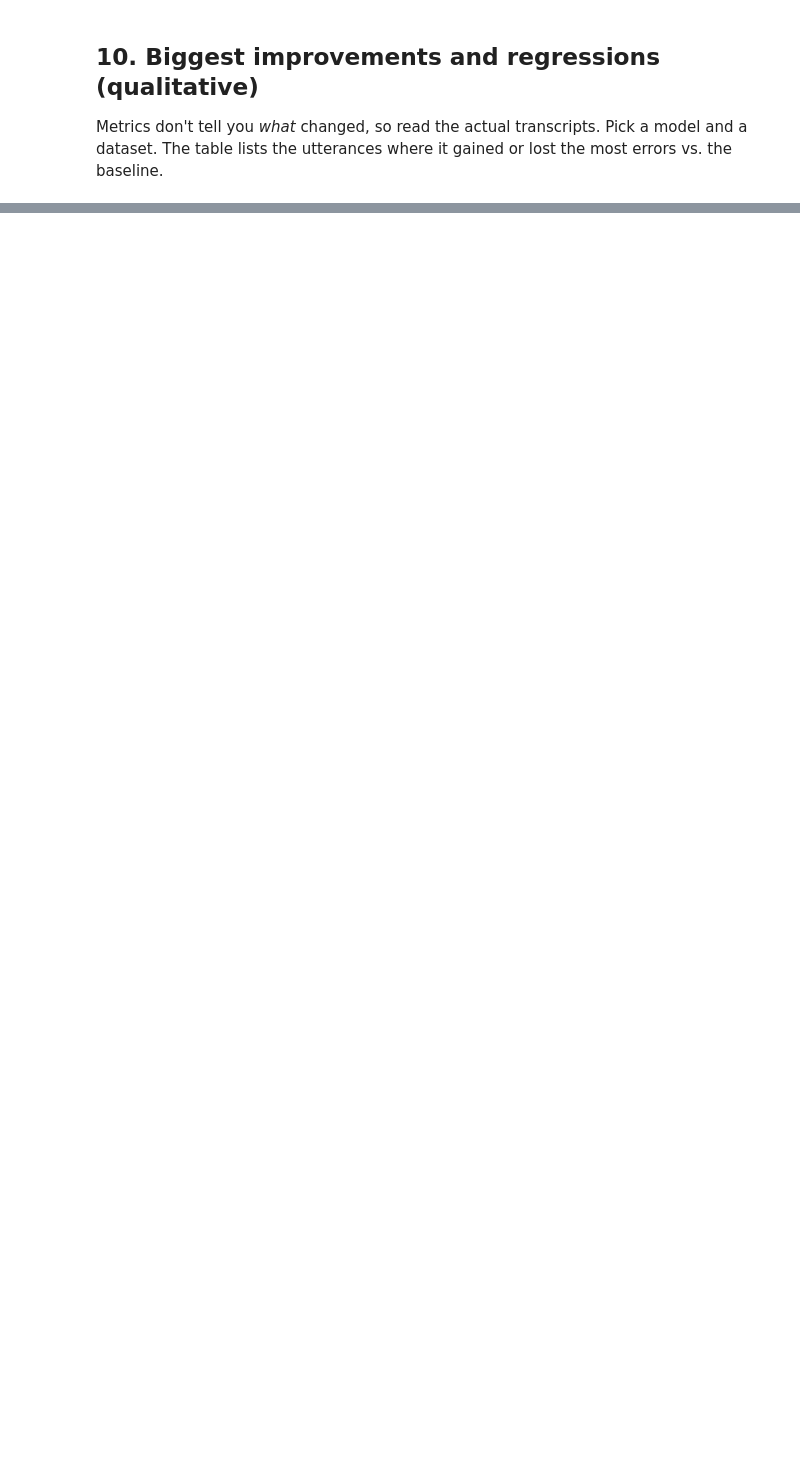
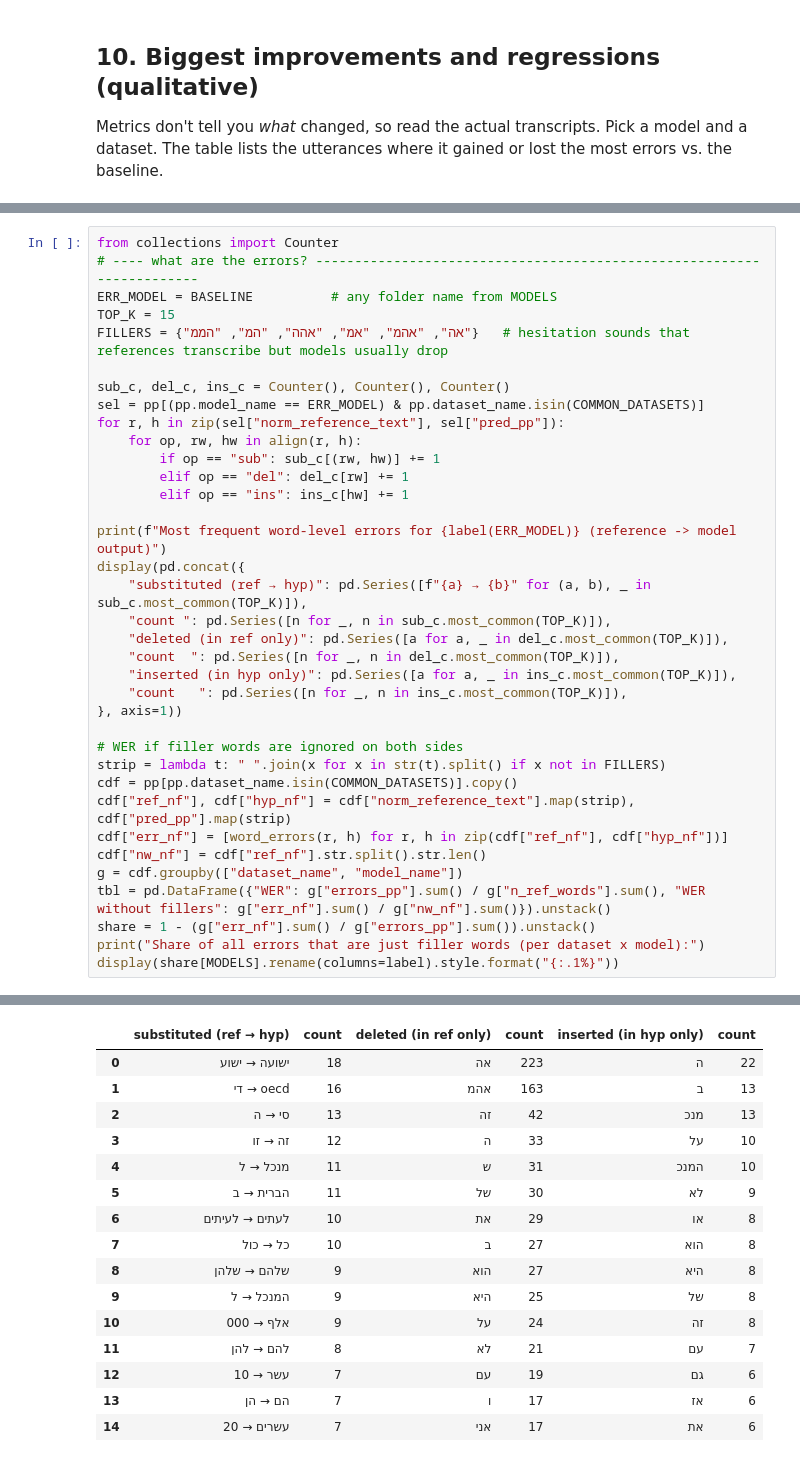
Before and after one commit to ofir-paz/asr-training, a Jupyter notebook: benchmark_analysis/model_comparison.ipynb, the cells around one changed output, grey strips where cells are left out. Saved outputs shown, nothing was run; the diff lists cells and outputs as text; blank space fills up the shorter version.

```diff
--- a/benchmark_analysis/model_comparison.ipynb
+++ b/benchmark_analysis/model_comparison.ipynb
@@ -468,0 +713,37 @@ Biggest regressions:
+# %%
+from collections import Counter
+# ---- what are the errors? ----------------------------------------------------------------------
+ERR_MODEL = BASELINE          # any folder name from MODELS
+TOP_K = 15
+FILLERS = {"אה", "אהמ", "אמ", "אהה", "המ", "הממ"}   # hesitation sounds that references transcribe but models usually drop
+
+sub_c, del_c, ins_c = Counter(), Counter(), Counter()
+sel = pp[(pp.model_name == ERR_MODEL) & pp.dataset_name.isin(COMMON_DATASETS)]
+for r, h in zip(sel["norm_reference_text"], sel["pred_pp"]):
+    for op, rw, hw in align(r, h):
+        if op == "sub": sub_c[(rw, hw)] += 1
+        elif op == "del": del_c[rw] += 1
+        elif op == "ins": ins_c[hw] += 1
+
+print(f"Most frequent word-level errors for {label(ERR_MODEL)} (reference -> model output)")
+display(pd.concat({
+    "substituted (ref → hyp)": pd.Series([f"{a} → {b}" for (a, b), _ in sub_c.most_common(TOP_K)]),
+    "count ": pd.Series([n for _, n in sub_c.most_common(TOP_K)]),
+    "deleted (in ref only)": pd.Series([a for a, _ in del_c.most_common(TOP_K)]),
+    "count  ": pd.Series([n for _, n in del_c.most_common(TOP_K)]),
+    "inserted (in hyp only)": pd.Series([a for a, _ in ins_c.most_common(TOP_K)]),
+    "count   ": pd.Series([n for _, n in ins_c.most_common(TOP_K)]),
+}, axis=1))
+
+# WER if filler words are ignored on both sides
+strip = lambda t: " ".join(x for x in str(t).split() if x not in FILLERS)
+cdf = pp[pp.dataset_name.isin(COMMON_DATASETS)].copy()
+cdf["ref_nf"], cdf["hyp_nf"] = cdf["norm_reference_text"].map(strip), cdf["pred_pp"].map(strip)
+cdf["err_nf"] = [word_errors(r, h) for r, h in zip(cdf["ref_nf"], cdf["hyp_nf"])]
+cdf["nw_nf"] = cdf["ref_nf"].str.split().str.len()
+g = cdf.groupby(["dataset_name", "model_name"])
+tbl = pd.DataFrame({"WER": g["errors_pp"].sum() / g["n_ref_words"].sum(), "WER without fillers": g["err_nf"].sum() / g["nw_nf"].sum()}).unstack()
+share = 1 - (g["err_nf"].sum() / g["errors_pp"].sum()).unstack()
+print("Share of all errors that are just filler words (per dataset x model):")
+display(share[MODELS].rename(columns=label).style.format("{:.1%}"))
+# %% [output]
@@ -468,0 +751,16 @@ Biggest regressions:
+|  | substituted (ref → hyp) | count | deleted (in ref only) | count | inserted (in hyp only) | count |
+| 0 | ישועה → ישוע | 18 | אה | 223 | ה | 22 |
+| 1 | די → oecd | 16 | אהמ | 163 | ב | 13 |
+| 2 | סי → ה | 13 | זה | 42 | מנכ | 13 |
+| 3 | זה → זו | 12 | ה | 33 | על | 10 |
+| 4 | מנכל → ל | 11 | ש | 31 | המנכ | 10 |
+| 5 | הברית → ב | 11 | של | 30 | לא | 9 |
+| 6 | לעתים → לעיתים | 10 | את | 29 | או | 8 |
+| 7 | כל → כול | 10 | ב | 27 | הוא | 8 |
+| 8 | שלהם → שלהן | 9 | הוא | 27 | היא | 8 |
+| 9 | המנכל → ל | 9 | היא | 25 | של | 8 |
+| 10 | אלף → 000 | 9 | על | 24 | זה | 8 |
+| 11 | להם → להן | 8 | לא | 21 | עם | 7 |
+| 12 | עשר → 10 | 7 | עם | 19 | גם | 6 |
+| 13 | הם → הן | 7 | ו | 17 | אז | 6 |
+| 14 | עשרים → 20 | 7 | אני | 17 | את | 6 |
```
Also changed, not shown: parts of 16 cells of this notebook, 19 other files.
